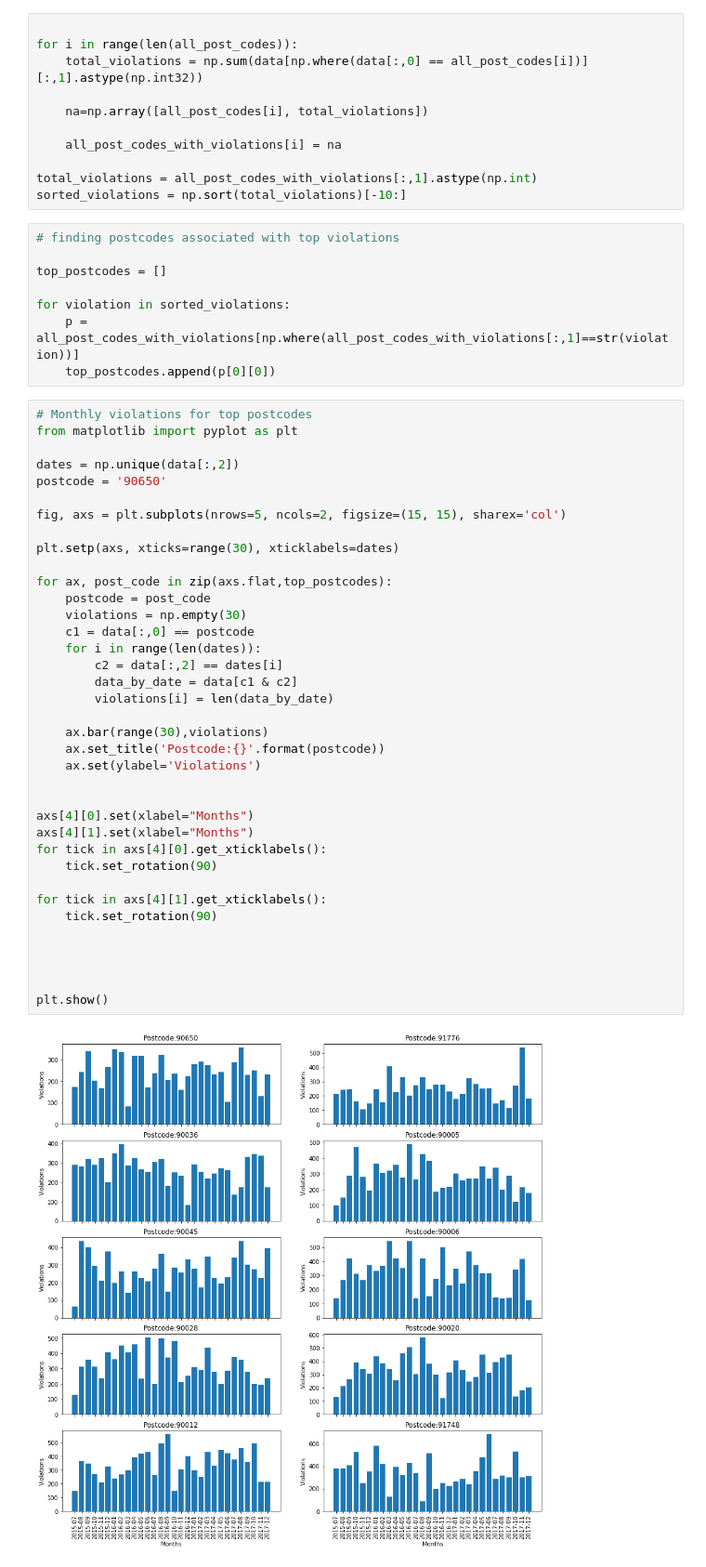
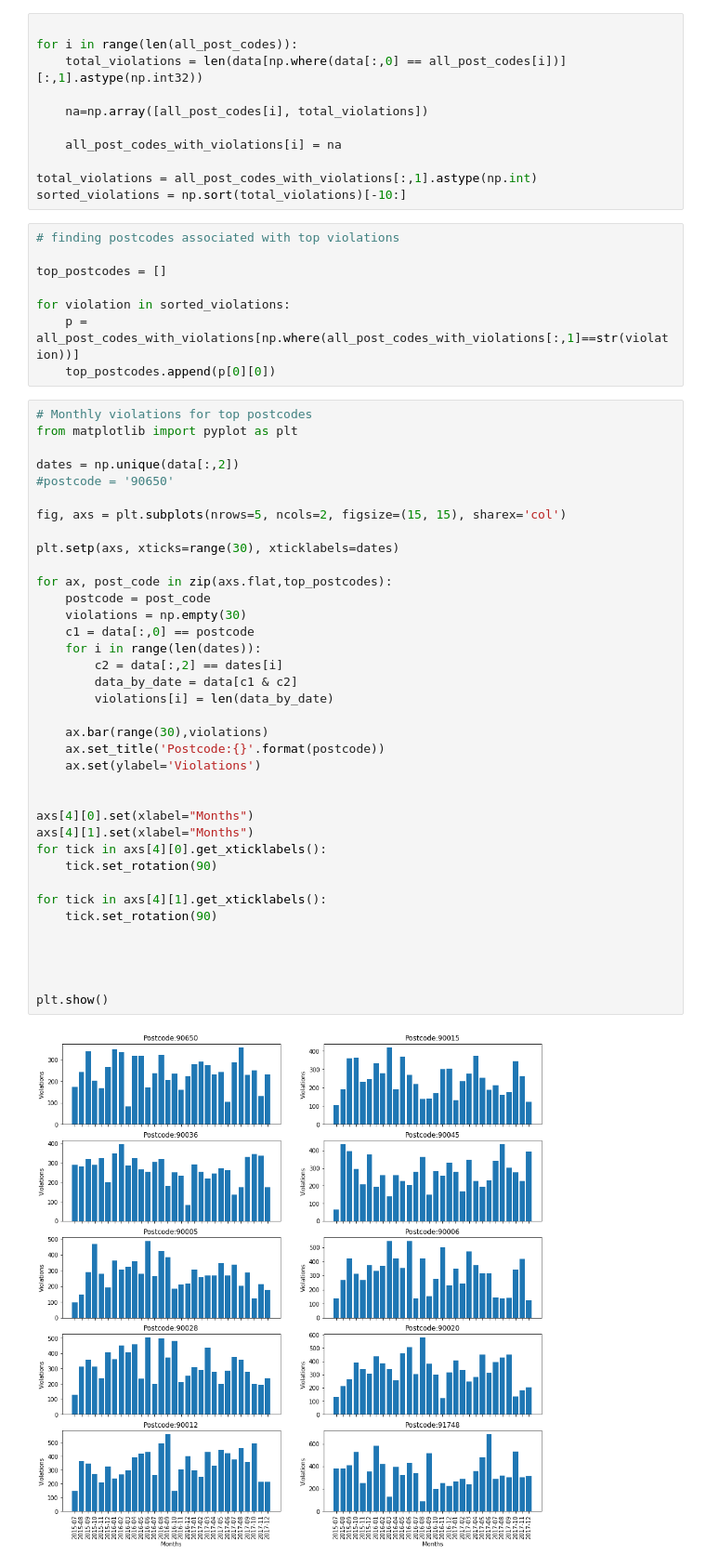
Before and after one commit to Ruhshan/python-sql-practice, a Jupyter notebook: numpy2.ipynb, the cells around one changed output. Shown: that part at 93% size. Cells and saved outputs as stored; diff of their text form.

Commit message:
modified top post code based on violation counts

```diff
--- a/numpy2.ipynb
+++ b/numpy2.ipynb
@@ -25,7 +25,7 @@ all_post_codes_with_violations = np.empty((3005,2), dtype=object)
 # %%
 
 for i in range(len(all_post_codes)):
-    total_violations = np.sum(data[np.where(data[:,0] == all_post_codes[i])][:,1].astype(np.int32))
+    total_violations = len(data[np.where(data[:,0] == all_post_codes[i])][:,1].astype(np.int32))
 
     na=np.array([all_post_codes[i], total_violations])
 
@@ -46,37 +46,37 @@ for violation in sorted_violations:
 from matplotlib import pyplot as plt
 
 dates = np.unique(data[:,2])
-postcode = '90650'
+#postcode = '90650'
 
 fig, axs = plt.subplots(nrows=5, ncols=2, figsize=(15, 15), sharex='col')
 
 plt.setp(axs, xticks=range(30), xticklabels=dates)
 
 for ax, post_code in zip(axs.flat,top_postcodes):
     postcode = post_code
     violations = np.empty(30)
     c1 = data[:,0] == postcode
     for i in range(len(dates)):
         c2 = data[:,2] == dates[i]
         data_by_date = data[c1 & c2]
         violations[i] = len(data_by_date)
 
     ax.bar(range(30),violations)
     ax.set_title('Postcode:{}'.format(postcode))
     ax.set(ylabel='Violations')
 
 
 axs[4][0].set(xlabel="Months")
 axs[4][1].set(xlabel="Months")
 for tick in axs[4][0].get_xticklabels():
     tick.set_rotation(90)
 
 for tick in axs[4][1].get_xticklabels():
     tick.set_rotation(90)
 
 
 
 
 plt.show()
 # %% [output]
-[figure, old version]
+[figure, new version]
```
